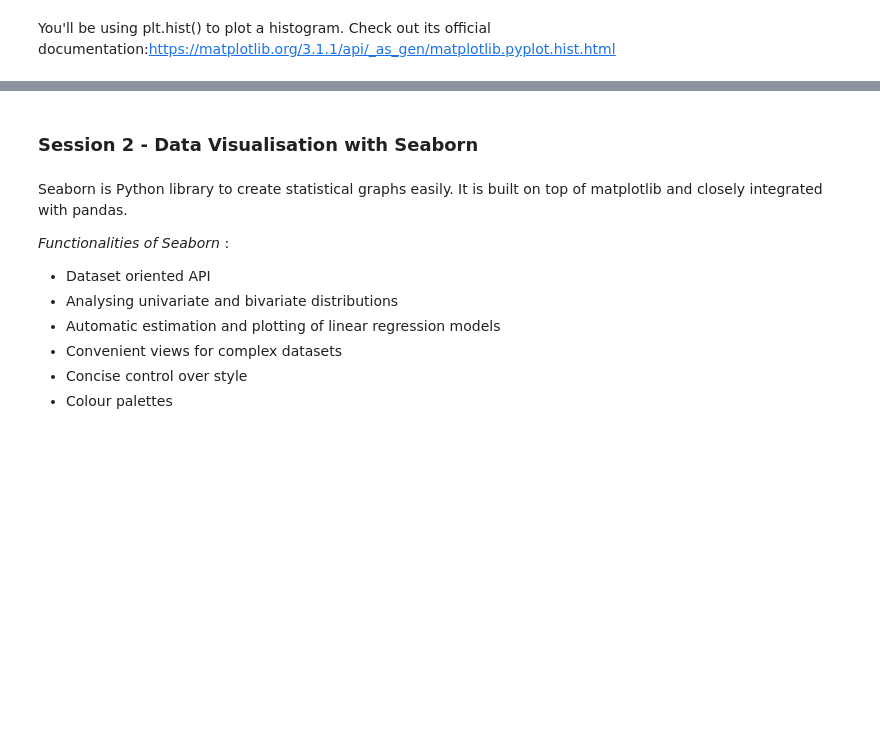
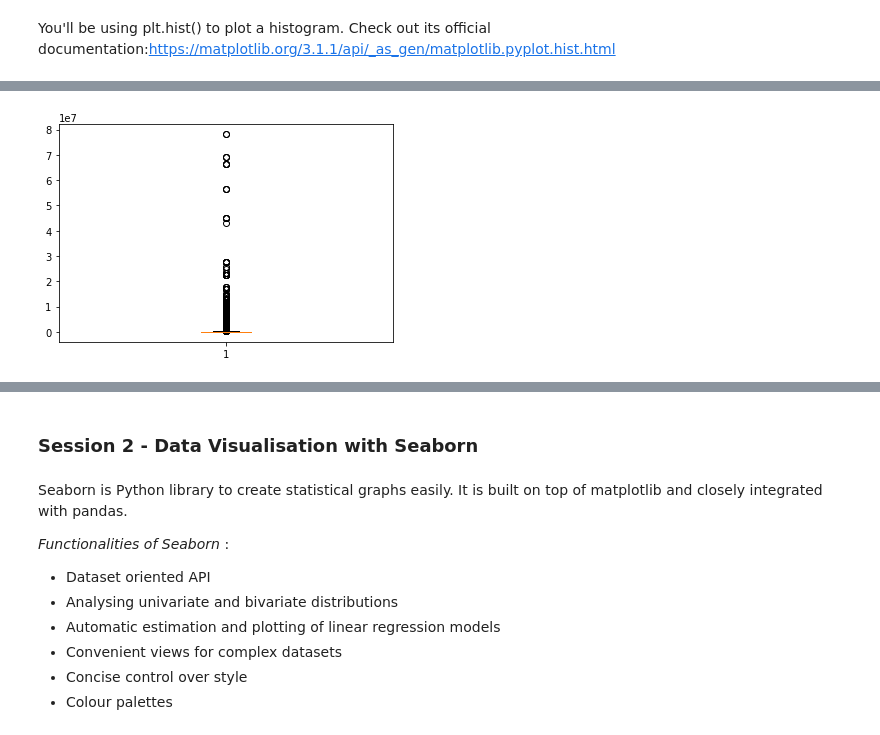
Before and after one commit to saishankar2748/Data-Analysis, a Jupyter notebook: Case Study Google Playstore apps/Data Visualisation in Python - Case Study.ipynb, the cells around one changed output, grey strips where cells are left out. Drawn from its saved outputs; the diff is of its cells as text; code cells hidden in the pictures; blank space fills up the shorter version.

```diff
--- a/Case Study Google Playstore apps/Data Visualisation in Python - Case Study.ipynb
+++ b/Case Study Google Playstore apps/Data Visualisation in Python - Case Study.ipynb
@@ -609,4 +619,8 @@ You'll be using plt.hist() to plot a histogram. Check out its official documenta
 # %%
 #Create a boxplot of the Reviews column
+plt.boxplot(inp1['Reviews'])
+plt.show()
+# %% [output]
+[figure, added]
 # %%
 #Check records with 1 million reviews
```
Also changed, not shown: parts of 11 cells of this notebook.
